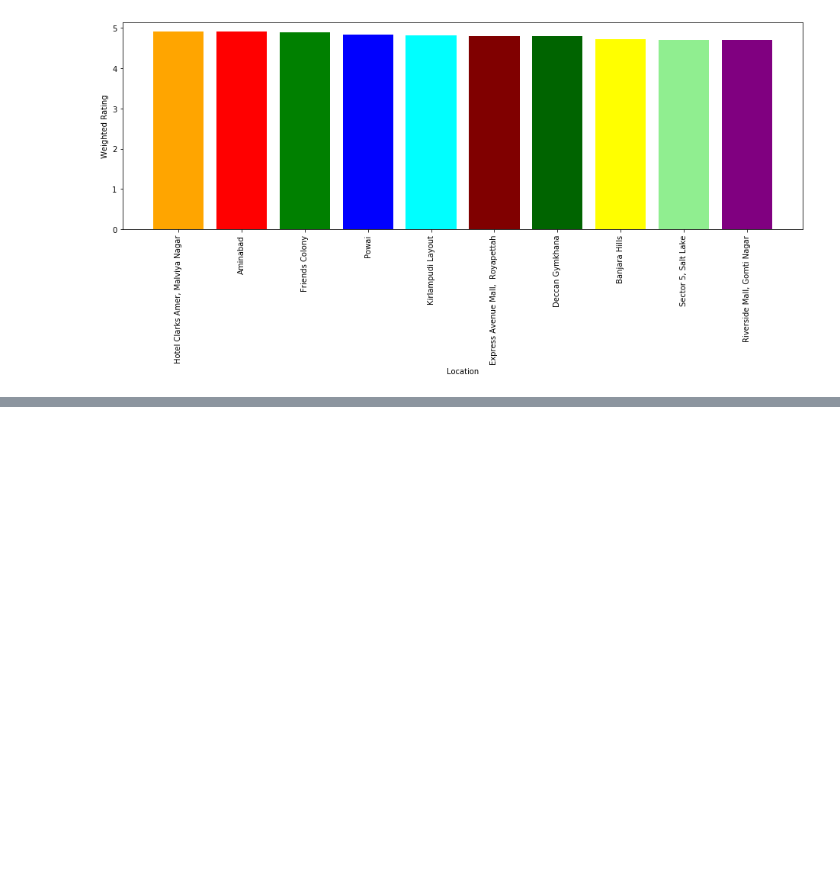
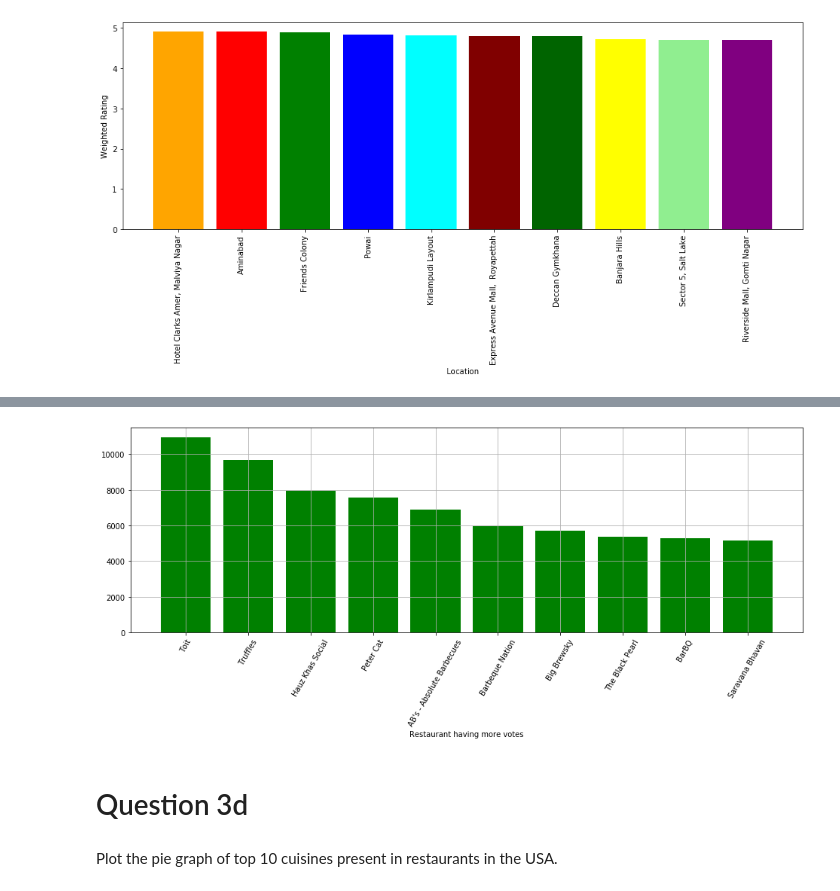
Before and after one commit to abhisngh/Zomato_Dataset_Analyses, a Jupyter notebook: Zomato_analyses.ipynb, the cells around one changed output, grey strips where cells are left out. Drawn from its saved outputs; the diff is of its cells as text; code cells hidden in the pictures; blank space fills up the shorter version.

```diff
--- a/Zomato_analyses.ipynb
+++ b/Zomato_analyses.ipynb
@@ -746,0 +832,4 @@ plt.show()
+# %%
+#Top 15 Restaurant having max outlet
+for i in range(15):
+    print(res_name[i],":",res_count[i])
@@ -746,0 +891,14 @@ plt.show()
+# %%
+#Getting the Total Votes
+total_vote=[]
+for i in df_india['Votes']:
+    total_vote.append(i)
+total_vote.sort(reverse=True)
+# %%
+#Getting the name of the Restaurant with maximum votes
+name=[]
+for i in total_vote[:11]:
+    temp=df_india[df_india['Votes']==i]
+    n=temp['Restaurant Name'].values
+    print(n)
+    name.append(n[0])
@@ -746,0 +917,13 @@ plt.show()
+# %%
+#Plotting the Graph
+plt.bar(name,total_vote[0:11],color='Green')
+plt.xticks(rotation=60)
+plt.grid()
+plt.xlabel("Restaurant having more votes")
+plt.show()
+# %% [output]
+[figure, added]
+# %% [markdown]
+# Question 3d
+# %% [markdown]
+Plot the pie graph of top 10 cuisines present in restaurants in the USA.
```
Also changed, not shown: parts of 37 cells of this notebook.
